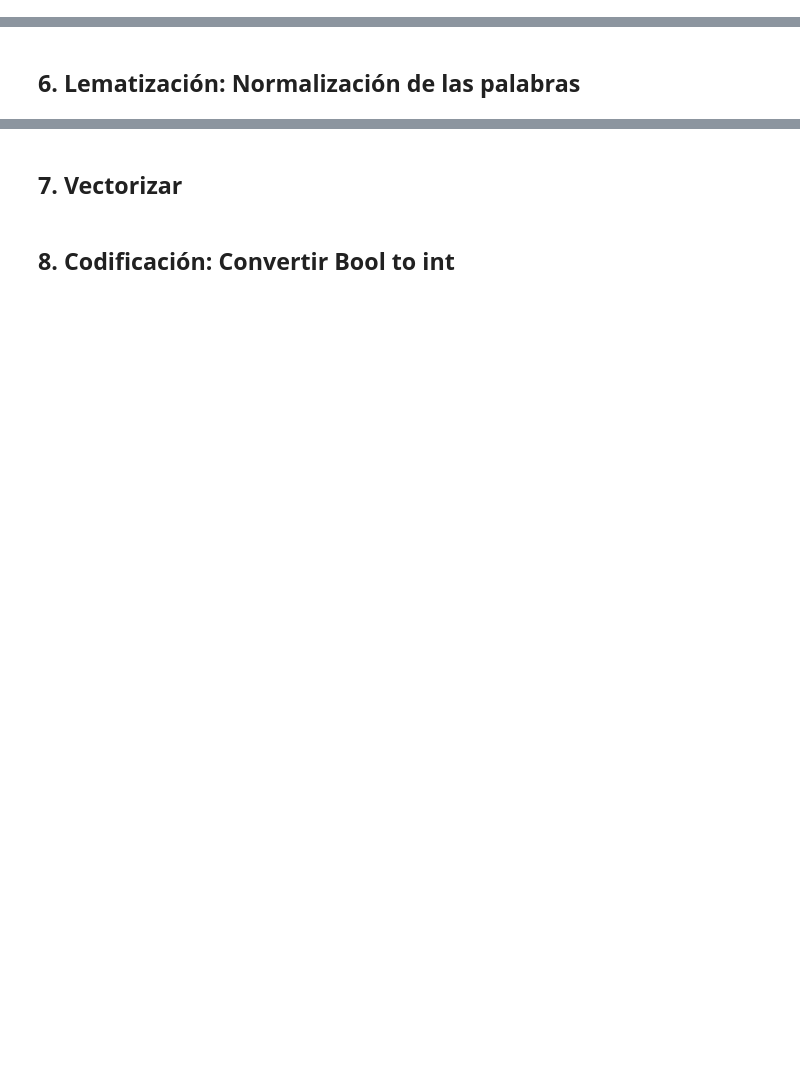
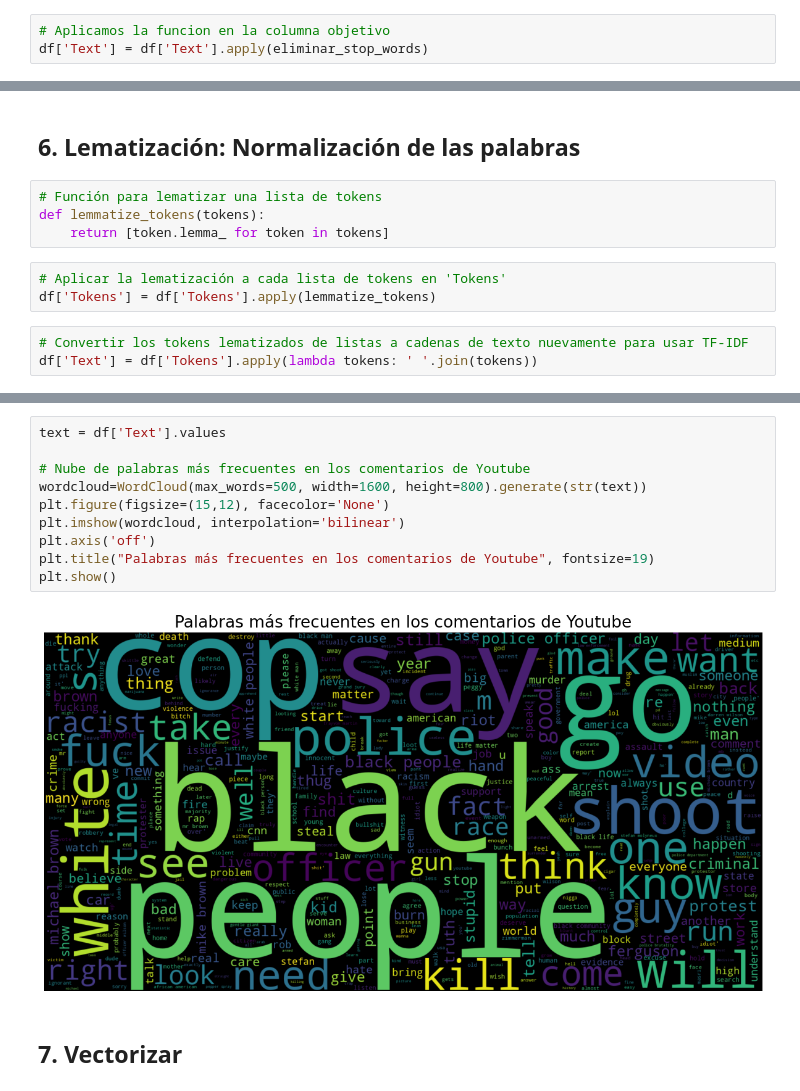
Before and after one commit to AI-School-F5-P2/NLP_detector_mensajes_odio, a Jupyter notebook: Cleaning.ipynb, the cells around one changed output, grey strips where cells are left out. Saved outputs shown, nothing was run; the diff lists cells and outputs as text; blank space fills up the shorter version.

Commit message:
feat: lematización, vectorización,

```diff
--- a/Cleaning.ipynb
+++ b/Cleaning.ipynb
@@ -47,0 +149,3 @@ En una siguiente vuelta de Scrum queremos probar a crear una nueva columna a par
+# %%
+# Aplicamos la funcion en la columna objetivo
+df['Text'] = df['Text'].apply(eliminar_stop_words)
@@ -48,2 +173,12 @@ En una siguiente vuelta de Scrum queremos probar a crear una nueva columna a par
 # %% [markdown]
 ## **6. Lematización: Normalización de las palabras**
+# %%
+# Función para lematizar una lista de tokens
+def lemmatize_tokens(tokens):
+    return [token.lemma_ for token in tokens]
+# %%
+# Aplicar la lematización a cada lista de tokens en 'Tokens'
+df['Tokens'] = df['Tokens'].apply(lemmatize_tokens)
+# %%
+# Convertir los tokens lematizados de listas a cadenas de texto nuevamente para usar TF-IDF
+df['Text'] = df['Tokens'].apply(lambda tokens: ' '.join(tokens))
@@ -50,6 +207,14 @@ En una siguiente vuelta de Scrum queremos probar a crear una nueva columna a par
+# %%
+text = df['Text'].values
+
+# Nube de palabras más frecuentes en los comentarios de Youtube
+wordcloud=WordCloud(max_words=500, width=1600, height=800).generate(str(text))
+plt.figure(figsize=(15,12), facecolor='None')
+plt.imshow(wordcloud, interpolation='bilinear')
+plt.axis('off')
+plt.title("Palabras más frecuentes en los comentarios de Youtube", fontsize=19)
+plt.show()
+# %% [output]
+[figure, added]
 # %% [markdown]
 ## **7. Vectorizar**
-# %% [markdown]
-## **8. Codificación: Convertir Bool to int**
-# %% [markdown]
-##
```
Also changed, not shown: parts of 33 cells of this notebook, 2 other files.
